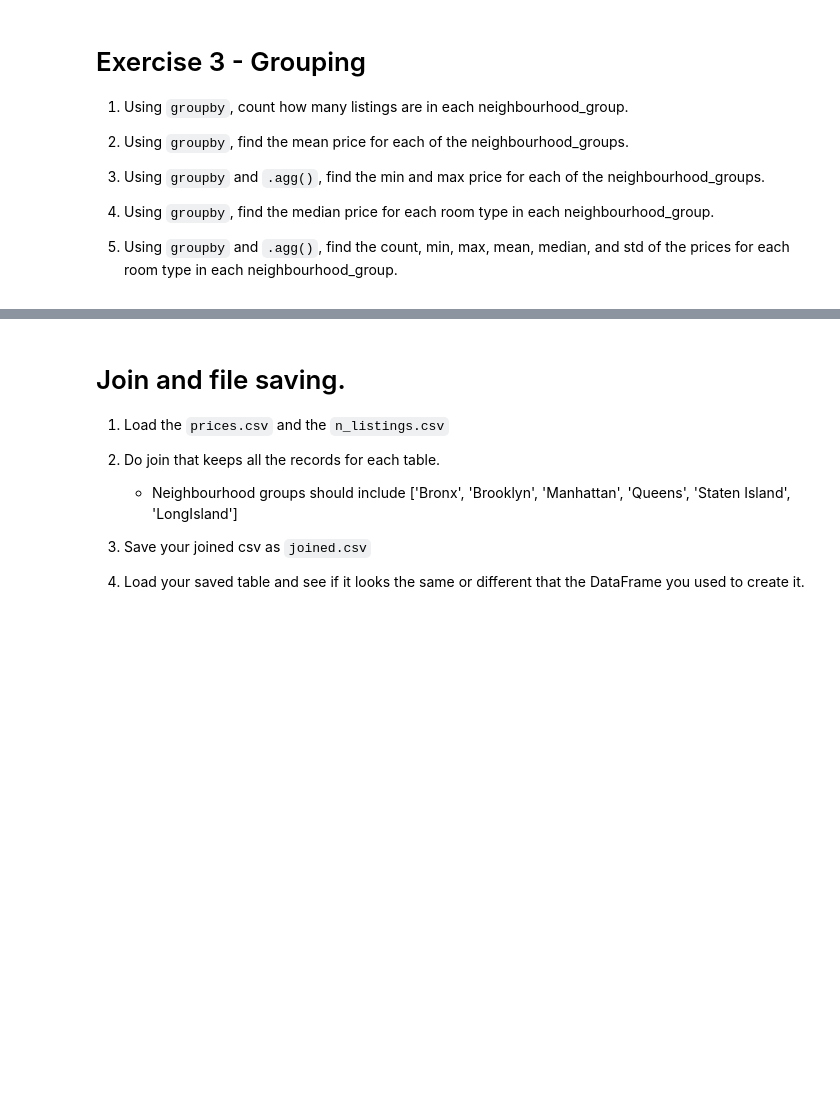
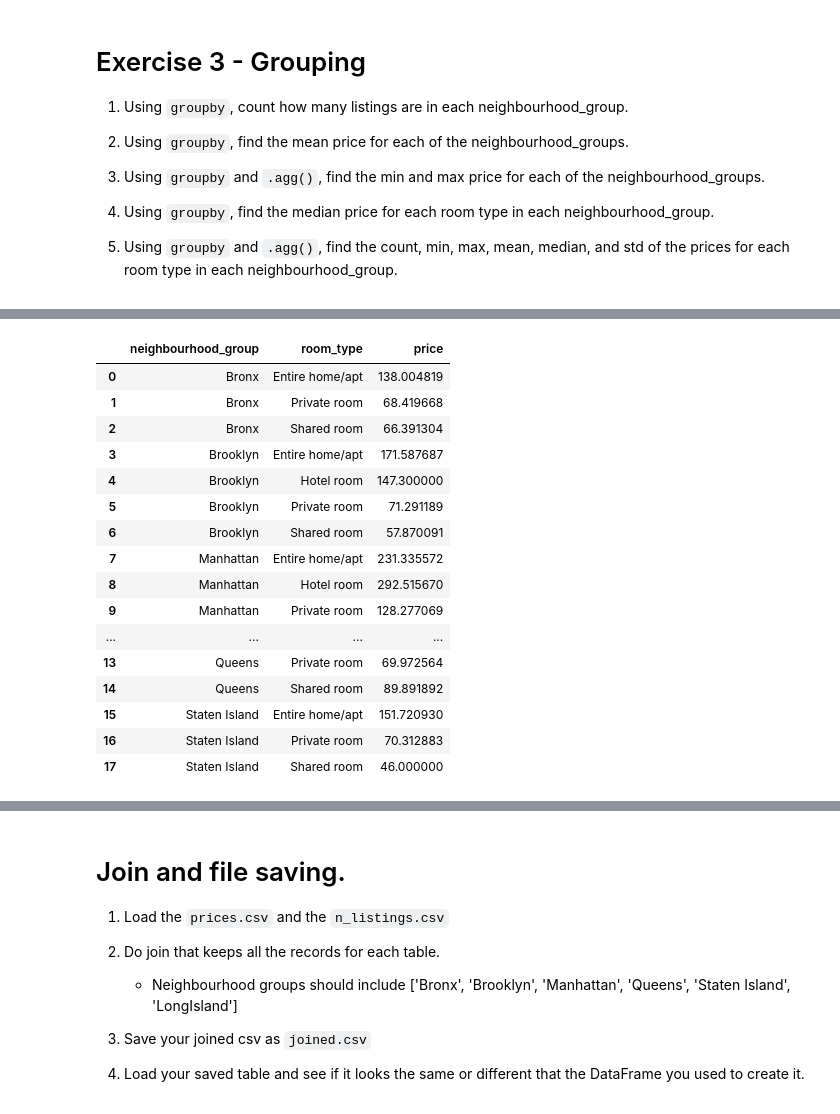
Before and after one commit to xheiterolli/2021-fall-data-science, a Jupyter notebook: Week-01-Pandas/Exercise.ipynb, the cells around one changed output, grey strips where cells are left out. Cells and saved outputs as stored; diff of their text form; code cells hidden in the pictures; blank space fills up the shorter version.

```diff
--- a/Week-01-Pandas/Exercise.ipynb
+++ b/Week-01-Pandas/Exercise.ipynb
@@ -89,5 +173,26 @@ Return the following subsets of the dataframe.
 # %%
 # 4. Using `groupby`, find the mean price for each room type in each neighbourhood_group.
+gb_room_type_mean = df.groupby(["neighbourhood_group", "room_type"])
+df_room_type_mean = pd.DataFrame(gb_room_type_mean.price.mean()).reset_index()
+df_room_type_mean
+# %% [output]
+|  | neighbourhood_group | room_type | price |
+| 0 | Bronx | Entire home/apt | 138.004819 |
+| 1 | Bronx | Private room | 68.419668 |
+| 2 | Bronx | Shared room | 66.391304 |
+| 3 | Brooklyn | Entire home/apt | 171.587687 |
+| 4 | Brooklyn | Hotel room | 147.300000 |
+| 5 | Brooklyn | Private room | 71.291189 |
+| 6 | Brooklyn | Shared room | 57.870091 |
+| 7 | Manhattan | Entire home/apt | 231.335572 |
+| 8 | Manhattan | Hotel room | 292.515670 |
+| 9 | Manhattan | Private room | 128.277069 |
+| ... | ... | ... | ... |
+| 13 | Queens | Private room | 69.972564 |
+| 14 | Queens | Shared room | 89.891892 |
+| 15 | Staten Island | Entire home/apt | 151.720930 |
+| 16 | Staten Island | Private room | 70.312883 |
+| 17 | Staten Island | Shared room | 46.000000 |
 # %%
 # 5. Using `groupby` and `.agg()`, find the count, min, max, mean, median, and std of the prices
 # for each room type in each neighbourhood_group.
```
Also changed, not shown: parts of 18 cells of this notebook, 2 other files.
